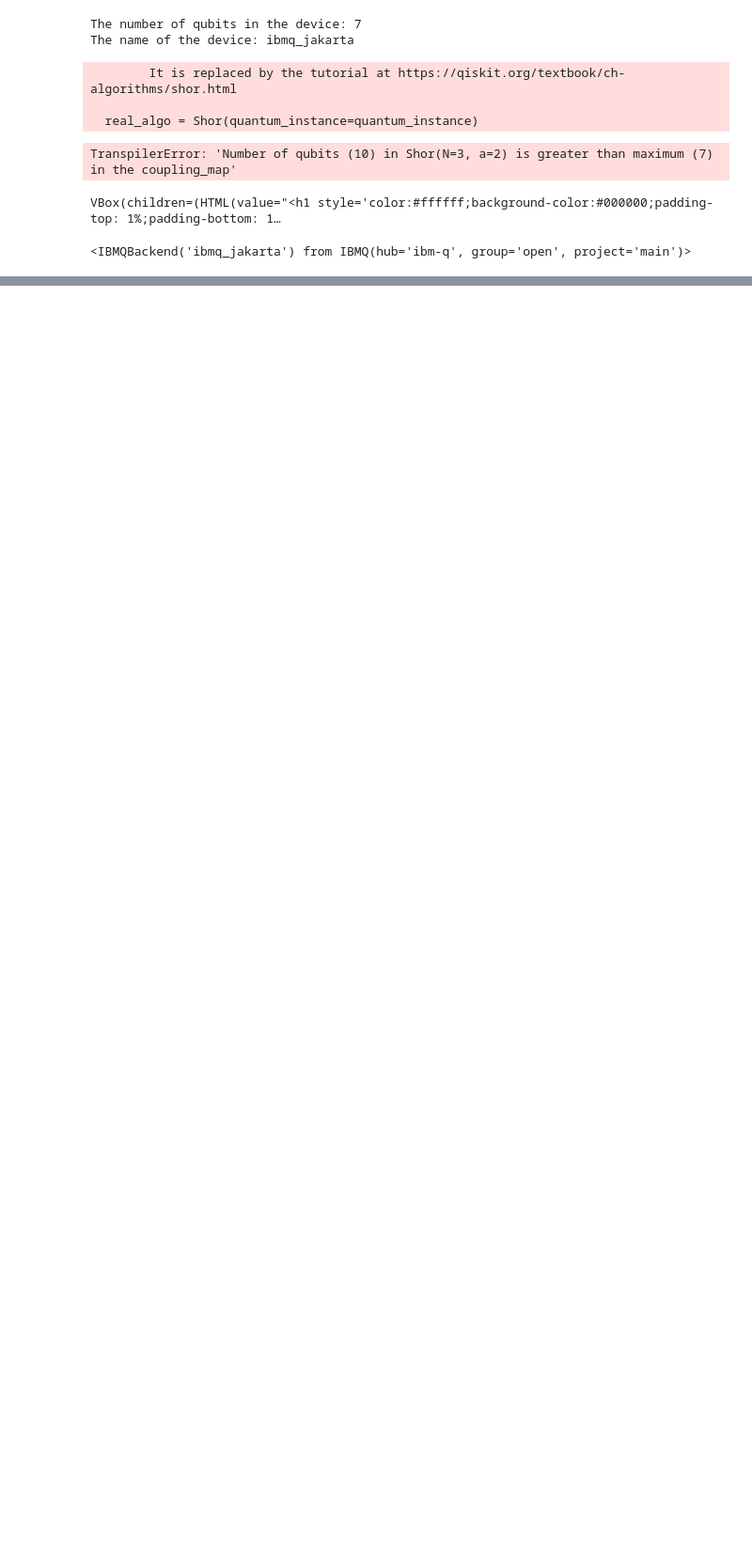
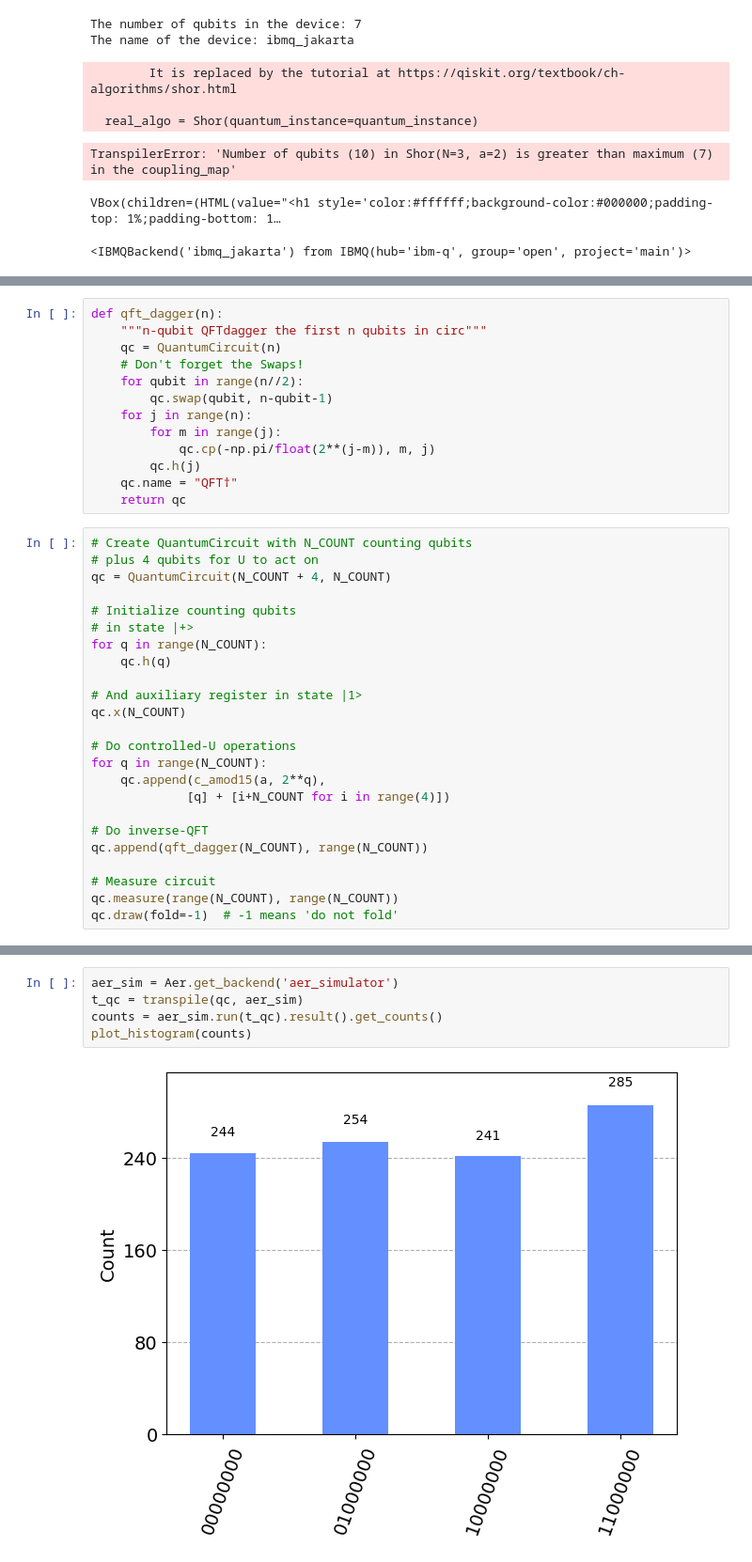
Before and after one commit to KarimElgammal/QuantumComputing, a Jupyter notebook: IBM_connect_stockholm2023/demo_simulating_shor.ipynb, the cells around one changed output, grey strips where cells are left out. Shown at 94% size. Saved outputs shown, nothing was run; the diff lists cells and outputs as text; blank space fills up the shorter version.

```diff
--- a/IBM_connect_stockholm2023/demo_simulating_shor.ipynb
+++ b/IBM_connect_stockholm2023/demo_simulating_shor.ipynb
@@ -176,0 +246,37 @@ VBox(children=(HTML(value="<h1 style='color:#ffffff;background-color:#000000;pad
+# %%
+def qft_dagger(n):
+    """n-qubit QFTdagger the first n qubits in circ"""
+    qc = QuantumCircuit(n)
+    # Don't forget the Swaps!
+    for qubit in range(n//2):
+        qc.swap(qubit, n-qubit-1)
+    for j in range(n):
+        for m in range(j):
+            qc.cp(-np.pi/float(2**(j-m)), m, j)
+        qc.h(j)
+    qc.name = "QFT†"
+    return qc
+# %%
+# Create QuantumCircuit with N_COUNT counting qubits
+# plus 4 qubits for U to act on
+qc = QuantumCircuit(N_COUNT + 4, N_COUNT)
+
+# Initialize counting qubits
+# in state |+>
+for q in range(N_COUNT):
+    qc.h(q)
+
+# And auxiliary register in state |1>
+qc.x(N_COUNT)
+
+# Do controlled-U operations
+for q in range(N_COUNT):
+    qc.append(c_amod15(a, 2**q),
+             [q] + [i+N_COUNT for i in range(4)])
+
+# Do inverse-QFT
+qc.append(qft_dagger(N_COUNT), range(N_COUNT))
+
+# Measure circuit
+qc.measure(range(N_COUNT), range(N_COUNT))
+qc.draw(fold=-1)  # -1 means 'do not fold'
@@ -176,0 +301,7 @@ VBox(children=(HTML(value="<h1 style='color:#ffffff;background-color:#000000;pad
+# %%
+aer_sim = Aer.get_backend('aer_simulator')
+t_qc = transpile(qc, aer_sim)
+counts = aer_sim.run(t_qc).result().get_counts()
+plot_histogram(counts)
+# %% [output]
+[figure, added]
```
Also changed, not shown: parts of 27 cells of this notebook, 15 other files.
